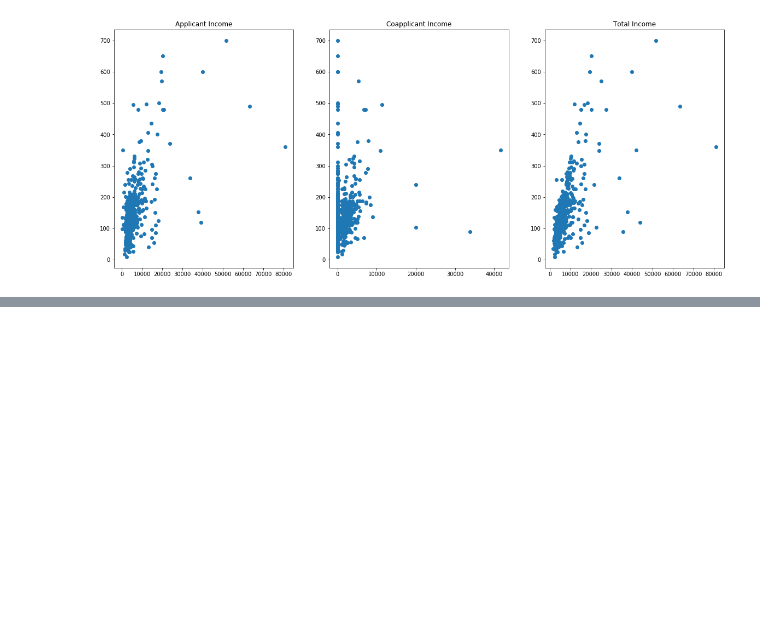
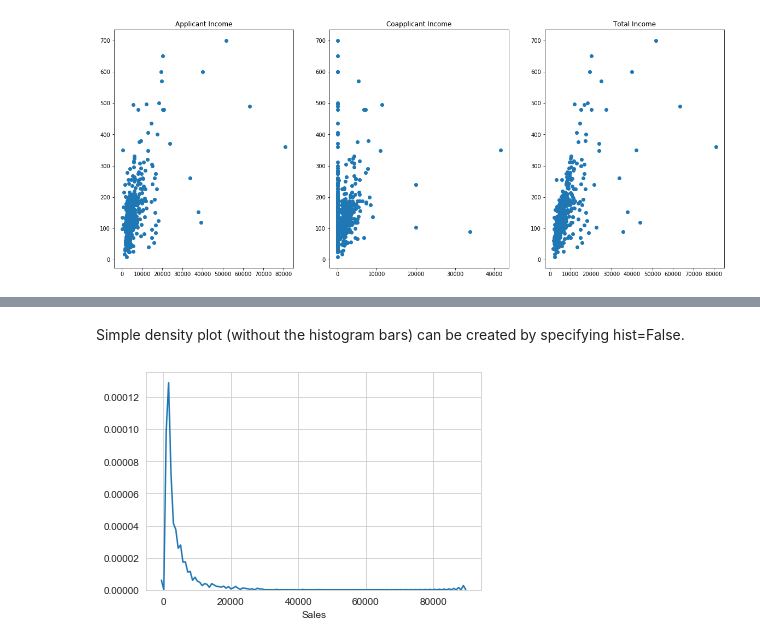
Before and after one commit to sridatascience/DataScienceBasics, a Jupyter notebook: Data Visualization.ipynb, the cells around one changed output, grey strips where cells are left out. Cells and saved outputs as stored; diff of their text form; code cells hidden in the pictures; blank space fills up the shorter version.

```diff
--- a/Data Visualization.ipynb
+++ b/Data Visualization.ipynb
@@ -626,0 +757,7 @@ ax_3.set(title='Total Income')
+# %% [markdown]
+Simple density plot (without the histogram bars) can be created by specifying hist=False.
+# %%
+sns.distplot(df['Sales'], hist=False)
+plt.show()
+# %% [output]
+[figure, added]
```
Also changed, not shown: parts of 41 cells of this notebook, 7 other files.
